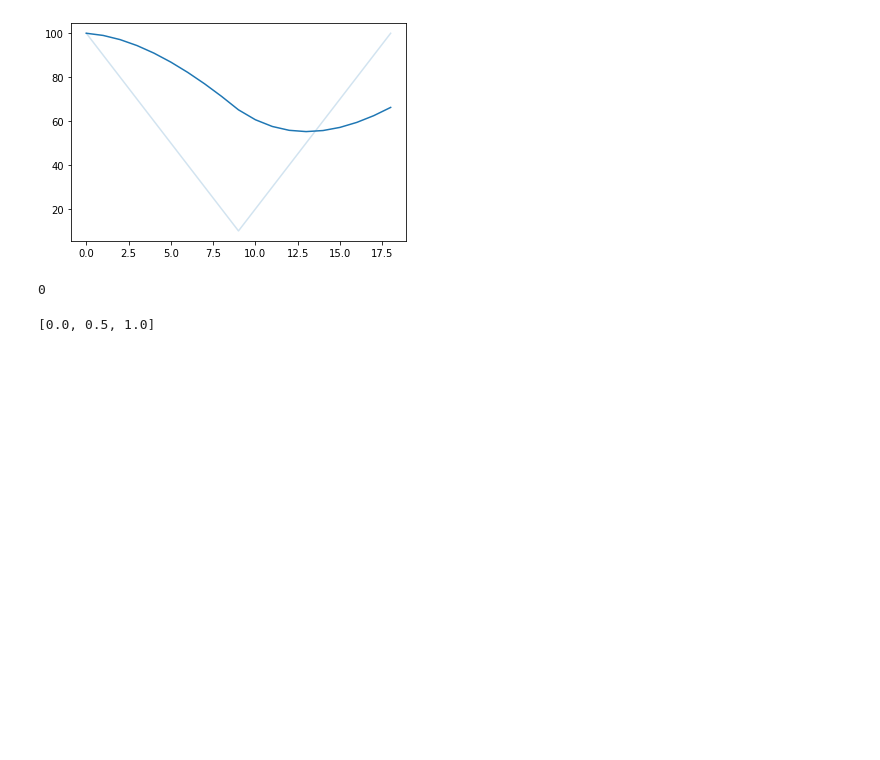
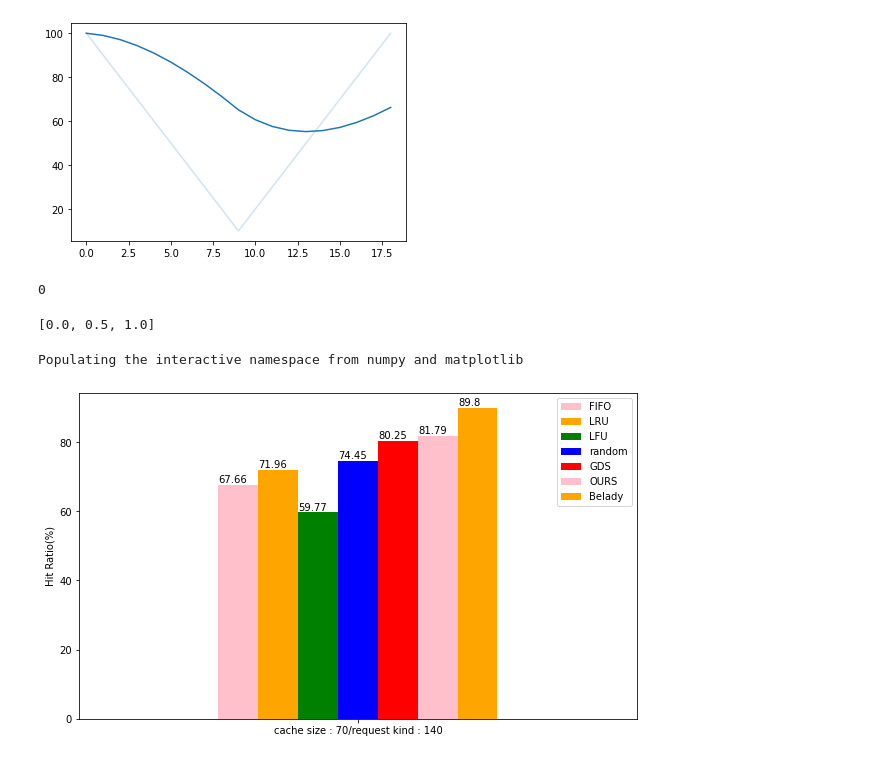
Before and after one commit to ice1757/dqn-cache-replacement, a Jupyter notebook: t1.ipynb, the cells around one changed output. Cells and saved outputs as stored; diff of their text form; code cells hidden in the pictures; blank space fills up the shorter version.

```diff
--- a/t1.ipynb
+++ b/t1.ipynb
@@ -362,3 +401,29 @@ a = norm_list(a)
 print(a)
 # %% [output]
 [0.0, 0.5, 1.0]
+# %%
+import matplotlib.pyplot as plt
+import pandas as pd
+%pylab inline
+
+# with open('2.txt', 'r') as f:
+#     data1_bwave = f.read().splitlines()
+# data1_bwave = [float(i)*100 for i in data1_bwave]
+
+## bwaves_1609B_500_train
+data_name = ["cache size : 70/request kind : 140"]
+method = ["FIFO", "LRU", "LFU", "random", "GDS", "OURS", "Belady" ]
+d1 = [67.66, 71.96, 59.77, 74.45, 80.25, 81.79, 89.80]
+# d1 = [] ## bzip_281_500_train
+d2 = [36.72, 3.73, 1.60, 36.72, 7.95]
+
+colors = ['pink', 'orange', 'green', 'blue', 'red']
+df = pd.DataFrame([d1], index=data_name, columns=method)
+ax = df.plot(kind='bar', color=colors, rot=0, figsize=(10, 6))
+ax.set_ylabel("Hit Ratio(%)")
+for p in ax.patches:
+    ax.annotate(str(p.get_height()), (p.get_x() * 1.005, p.get_height() * 1.01))
+plt.savefig('big(hit rate).png', facecolor=(1, 1, 1, 1))
+# %% [output]
+Populating the interactive namespace from numpy and matplotlib
+[figure, added]
```
Also changed, not shown: parts of 1 cell of this notebook, 9 other files.
